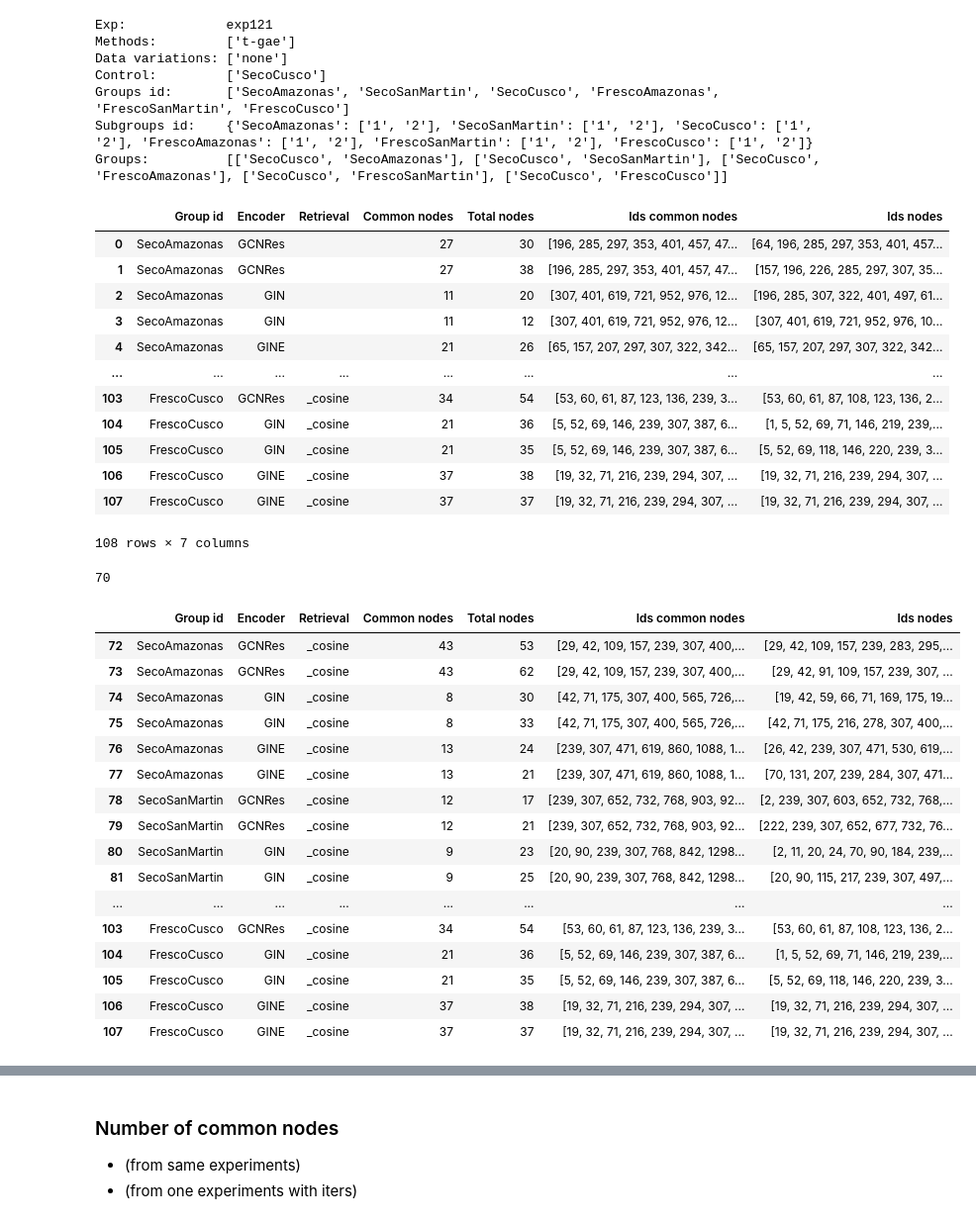
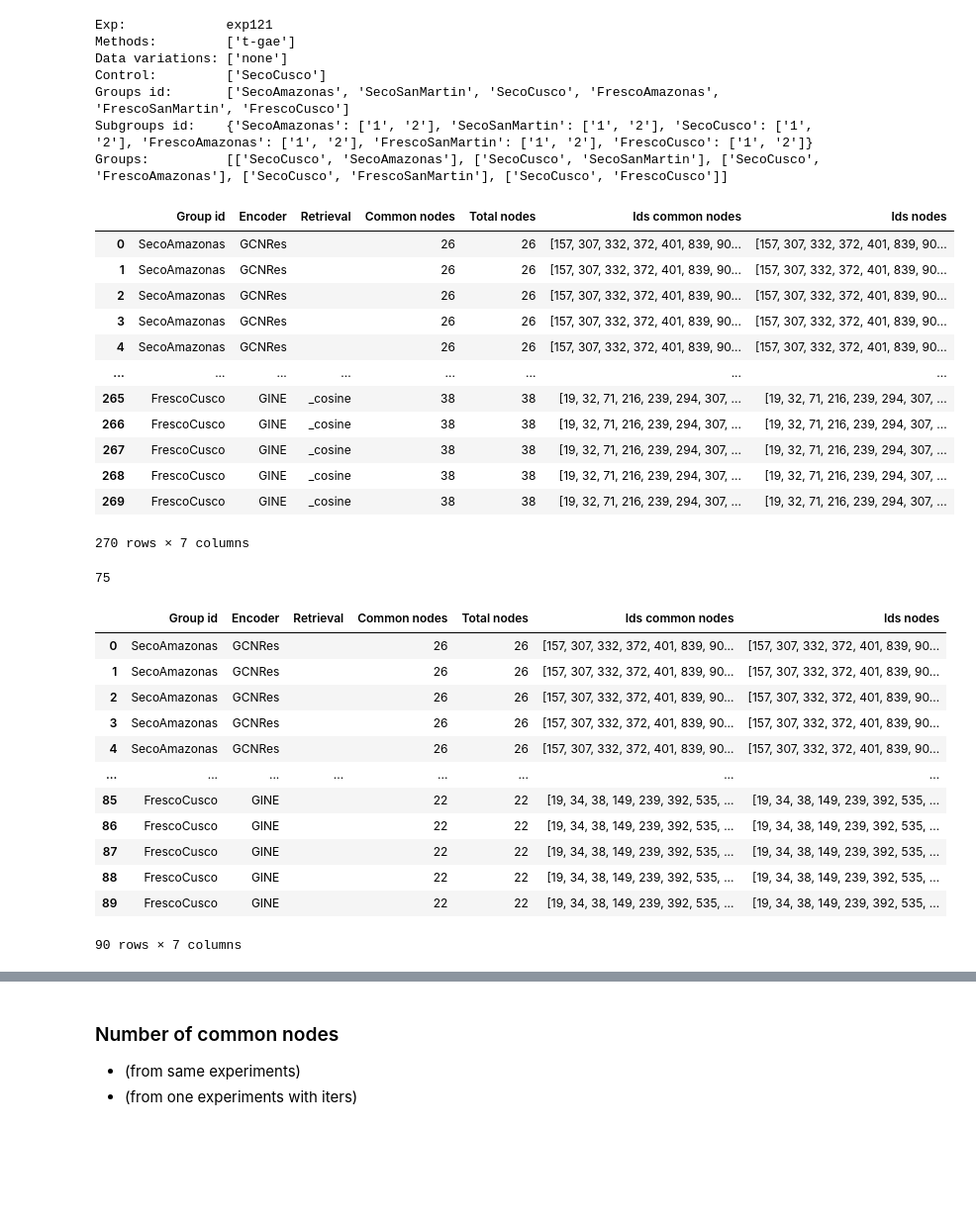
Before and after one commit to win7/T-GAE_PyG, a Jupyter notebook: utils.ipynb, the cells around one changed output, grey strips where cells are left out. Shown at 99% size. Drawn from its saved outputs; the diff is of its cells as text; code cells hidden in the pictures; blank space fills up the shorter version.

```diff
--- a/utils.ipynb
+++ b/utils.ipynb
@@ -1573,7 +1576,7 @@ encoders = ["GCNRes", "GIN", "GINE"] # ["GCNRes", "GCN", "GIN", "GINE"]
 # Comparison
 list_data = []
 retrievals = ["", "_l2", "_cosine"]
-iters = [6, 7]#, 2, 3, 4, 5] # , 3, 4, 5, 6, 7, 8, 9, 10]
+iters = [16, 17, 18, 19, 20] #, 2, 3, 4, 5] # , 3, 4, 5, 6, 7, 8, 9, 10]
 operator = "intersection" # Change union, intersection
 
 for retrieval in retrievals:
@@ -1607,52 +1610,48 @@ for retrieval in retrievals:
 
 			# Save common nodes
 			df_nodes_id_operator = pd.DataFrame(list_nodes_id_operator)
-			df_nodes_id_operator.sort_values(by=0, inplace=True)
+			# df_nodes_id_operator.sort_values(by=0, inplace=True)
 			df_nodes_id_operator.to_csv(f"experiments/output/{exp}/common_nodes/operators/{encoder}_{group_id}{retrieval}_{operator}.csv", index=None, header=None)
 
 df_results = pd.DataFrame(list_data, columns=["Group id", "Encoder", "Retrieval", "Common nodes", "Total nodes", "Ids common nodes", "Ids nodes"])
 df_results
 # %% [output]
 |  | Group id | Encoder | Retrieval | Common nodes | Total nodes | Ids common nodes | Ids nodes |
-| 0 | SecoAmazonas | GCNRes |  | 27 | 30 | [196, 285, 297, 353, 401, 457, 47... | [64, 196, 285, 297, 353, 401, 457... |
-| 1 | SecoAmazonas | GCNRes |  | 27 | 38 | [196, 285, 297, 353, 401, 457, 47... | [157, 196, 226, 285, 297, 307, 35... |
-| 2 | SecoAmazonas | GIN |  | 11 | 20 | [307, 401, 619, 721, 952, 976, 12... | [196, 285, 307, 322, 401, 497, 61... |
-| 3 | SecoAmazonas | GIN |  | 11 | 12 | [307, 401, 619, 721, 952, 976, 12... | [307, 401, 619, 721, 952, 976, 10... |
-| 4 | SecoAmazonas | GINE |  | 21 | 26 | [65, 157, 207, 297, 307, 322, 342... | [65, 157, 207, 297, 307, 322, 342... |
+| 0 | SecoAmazonas | GCNRes |  | 26 | 26 | [157, 307, 332, 372, 401, 839, 90... | [157, 307, 332, 372, 401, 839, 90... |
+| 1 | SecoAmazonas | GCNRes |  | 26 | 26 | [157, 307, 332, 372, 401, 839, 90... | [157, 307, 332, 372, 401, 839, 90... |
+| 2 | SecoAmazonas | GCNRes |  | 26 | 26 | [157, 307, 332, 372, 401, 839, 90... | [157, 307, 332, 372, 401, 839, 90... |
+| 3 | SecoAmazonas | GCNRes |  | 26 | 26 | [157, 307, 332, 372, 401, 839, 90... | [157, 307, 332, 372, 401, 839, 90... |
+| 4 | SecoAmazonas | GCNRes |  | 26 | 26 | [157, 307, 332, 372, 401, 839, 90... | [157, 307, 332, 372, 401, 839, 90... |
 | ... | ... | ... | ... | ... | ... | ... | ... |
-| 103 | FrescoCusco | GCNRes | _cosine | 34 | 54 | [53, 60, 61, 87, 123, 136, 239, 3... | [53, 60, 61, 87, 108, 123, 136, 2... |
-| 104 | FrescoCusco | GIN | _cosine | 21 | 36 | [5, 52, 69, 146, 239, 307, 387, 6... | [1, 5, 52, 69, 71, 146, 219, 239,... |
-| 105 | FrescoCusco | GIN | _cosine | 21 | 35 | [5, 52, 69, 146, 239, 307, 387, 6... | [5, 52, 69, 118, 146, 220, 239, 3... |
-| 106 | FrescoCusco | GINE | _cosine | 37 | 38 | [19, 32, 71, 216, 239, 294, 307, ... | [19, 32, 71, 216, 239, 294, 307, ... |
-| 107 | FrescoCusco | GINE | _cosine | 37 | 37 | [19, 32, 71, 216, 239, 294, 307, ... | [19, 32, 71, 216, 239, 294, 307, ... |
+| 265 | FrescoCusco | GINE | _cosine | 38 | 38 | [19, 32, 71, 216, 239, 294, 307, ... | [19, 32, 71, 216, 239, 294, 307, ... |
+| 266 | FrescoCusco | GINE | _cosine | 38 | 38 | [19, 32, 71, 216, 239, 294, 307, ... | [19, 32, 71, 216, 239, 294, 307, ... |
+| 267 | FrescoCusco | GINE | _cosine | 38 | 38 | [19, 32, 71, 216, 239, 294, 307, ... | [19, 32, 71, 216, 239, 294, 307, ... |
+| 268 | FrescoCusco | GINE | _cosine | 38 | 38 | [19, 32, 71, 216, 239, 294, 307, ... | [19, 32, 71, 216, 239, 294, 307, ... |
+| 269 | FrescoCusco | GINE | _cosine | 38 | 38 | [19, 32, 71, 216, 239, 294, 307, ... | [19, 32, 71, 216, 239, 294, 307, ... |
-108 rows × 7 columns
+270 rows × 7 columns
 # %%
-y_max = 70 # df_results["Common nodes"].max() # Change
+y_max = 75 # df_results["Common nodes"].max() # Change
 y_max
 # %% [output]
-70
+75
 # %%
-retrieval = retrievals[2] # Change
+retrieval = retrievals[0] # Change
 df_results_ = df_results[df_results["Retrieval"] == retrieval] # df_results.copy(), df_results[df_results["Retrieval"] == "_cosine"]
 df_results_
 # %% [output]
 |  | Group id | Encoder | Retrieval | Common nodes | Total nodes | Ids common nodes | Ids nodes |
-| 72 | SecoAmazonas | GCNRes | _cosine | 43 | 53 | [29, 42, 109, 157, 239, 307, 400,... | [29, 42, 109, 157, 239, 283, 295,... |
-| 73 | SecoAmazonas | GCNRes | _cosine | 43 | 62 | [29, 42, 109, 157, 239, 307, 400,... | [29, 42, 91, 109, 157, 239, 307, ... |
-| 74 | SecoAmazonas | GIN | _cosine | 8 | 30 | [42, 71, 175, 307, 400, 565, 726,... | [19, 42, 59, 66, 71, 169, 175, 19... |
-| 75 | SecoAmazonas | GIN | _cosine | 8 | 33 | [42, 71, 175, 307, 400, 565, 726,... | [42, 71, 175, 216, 278, 307, 400,... |
-| 76 | SecoAmazonas | GINE | _cosine | 13 | 24 | [239, 307, 471, 619, 860, 1088, 1... | [26, 42, 239, 307, 471, 530, 619,... |
-| 77 | SecoAmazonas | GINE | _cosine | 13 | 21 | [239, 307, 471, 619, 860, 1088, 1... | [70, 131, 207, 239, 284, 307, 471... |
-| 78 | SecoSanMartin | GCNRes | _cosine | 12 | 17 | [239, 307, 652, 732, 768, 903, 92... | [2, 239, 307, 603, 652, 732, 768,... |
-| 79 | SecoSanMartin | GCNRes | _cosine | 12 | 21 | [239, 307, 652, 732, 768, 903, 92... | [222, 239, 307, 652, 677, 732, 76... |
-| 80 | SecoSanMartin | GIN | _cosine | 9 | 23 | [20, 90, 239, 307, 768, 842, 1298... | [2, 11, 20, 24, 70, 90, 184, 239,... |
-| 81 | SecoSanMartin | GIN | _cosine | 9 | 25 | [20, 90, 239, 307, 768, 842, 1298... | [20, 90, 115, 217, 239, 307, 497,... |
+| 0 | SecoAmazonas | GCNRes |  | 26 | 26 | [157, 307, 332, 372, 401, 839, 90... | [157, 307, 332, 372, 401, 839, 90... |
+| 1 | SecoAmazonas | GCNRes |  | 26 | 26 | [157, 307, 332, 372, 401, 839, 90... | [157, 307, 332, 372, 401, 839, 90... |
+| 2 | SecoAmazonas | GCNRes |  | 26 | 26 | [157, 307, 332, 372, 401, 839, 90... | [157, 307, 332, 372, 401, 839, 90... |
+| 3 | SecoAmazonas | GCNRes |  | 26 | 26 | [157, 307, 332, 372, 401, 839, 90... | [157, 307, 332, 372, 401, 839, 90... |
+| 4 | SecoAmazonas | GCNRes |  | 26 | 26 | [157, 307, 332, 372, 401, 839, 90... | [157, 307, 332, 372, 401, 839, 90... |
 | ... | ... | ... | ... | ... | ... | ... | ... |
-| 103 | FrescoCusco | GCNRes | _cosine | 34 | 54 | [53, 60, 61, 87, 123, 136, 239, 3... | [53, 60, 61, 87, 108, 123, 136, 2... |
-| 104 | FrescoCusco | GIN | _cosine | 21 | 36 | [5, 52, 69, 146, 239, 307, 387, 6... | [1, 5, 52, 69, 71, 146, 219, 239,... |
-| 105 | FrescoCusco | GIN | _cosine | 21 | 35 | [5, 52, 69, 146, 239, 307, 387, 6... | [5, 52, 69, 118, 146, 220, 239, 3... |
-| 106 | FrescoCusco | GINE | _cosine | 37 | 38 | [19, 32, 71, 216, 239, 294, 307, ... | [19, 32, 71, 216, 239, 294, 307, ... |
-| 107 | FrescoCusco | GINE | _cosine | 37 | 37 | [19, 32, 71, 216, 239, 294, 307, ... | [19, 32, 71, 216, 239, 294, 307, ... |
+| 85 | FrescoCusco | GINE |  | 22 | 22 | [19, 34, 38, 149, 239, 392, 535, ... | [19, 34, 38, 149, 239, 392, 535, ... |
+| 86 | FrescoCusco | GINE |  | 22 | 22 | [19, 34, 38, 149, 239, 392, 535, ... | [19, 34, 38, 149, 239, 392, 535, ... |
+| 87 | FrescoCusco | GINE |  | 22 | 22 | [19, 34, 38, 149, 239, 392, 535, ... | [19, 34, 38, 149, 239, 392, 535, ... |
+| 88 | FrescoCusco | GINE |  | 22 | 22 | [19, 34, 38, 149, 239, 392, 535, ... | [19, 34, 38, 149, 239, 392, 535, ... |
+| 89 | FrescoCusco | GINE |  | 22 | 22 | [19, 34, 38, 149, 239, 392, 535, ... | [19, 34, 38, 149, 239, 392, 535, ... |
+90 rows × 7 columns
 # %%
 df_grouped = (
     df_results_.groupby(["Encoder", "Group id"])["Common nodes"]
```
Also changed, not shown: parts of 11 cells of this notebook, 5 other files.
